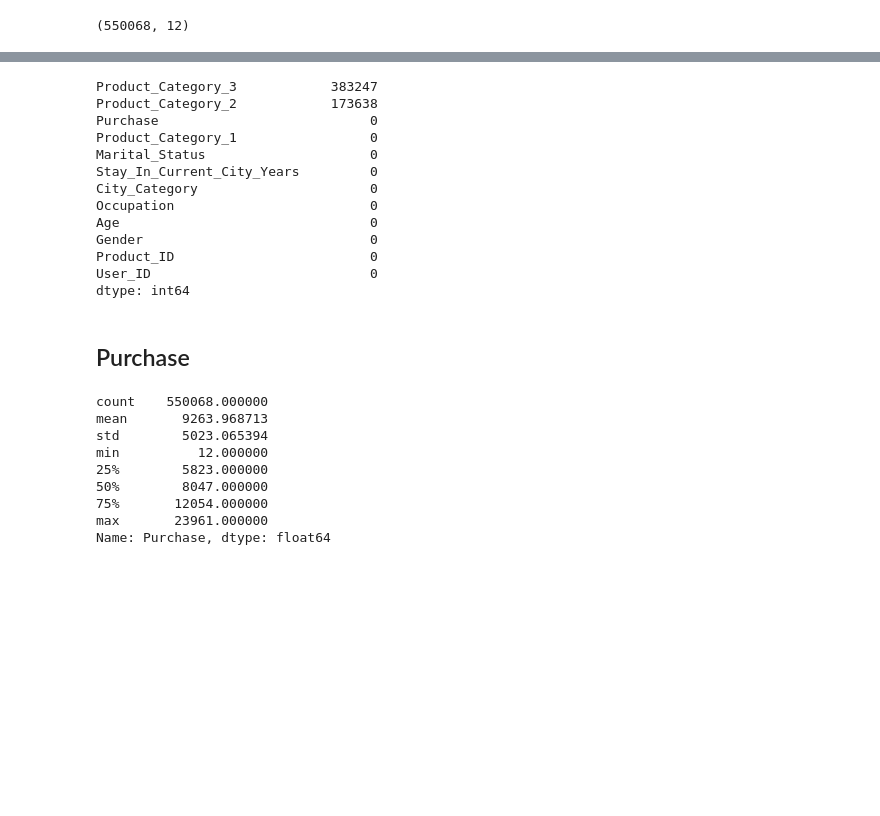
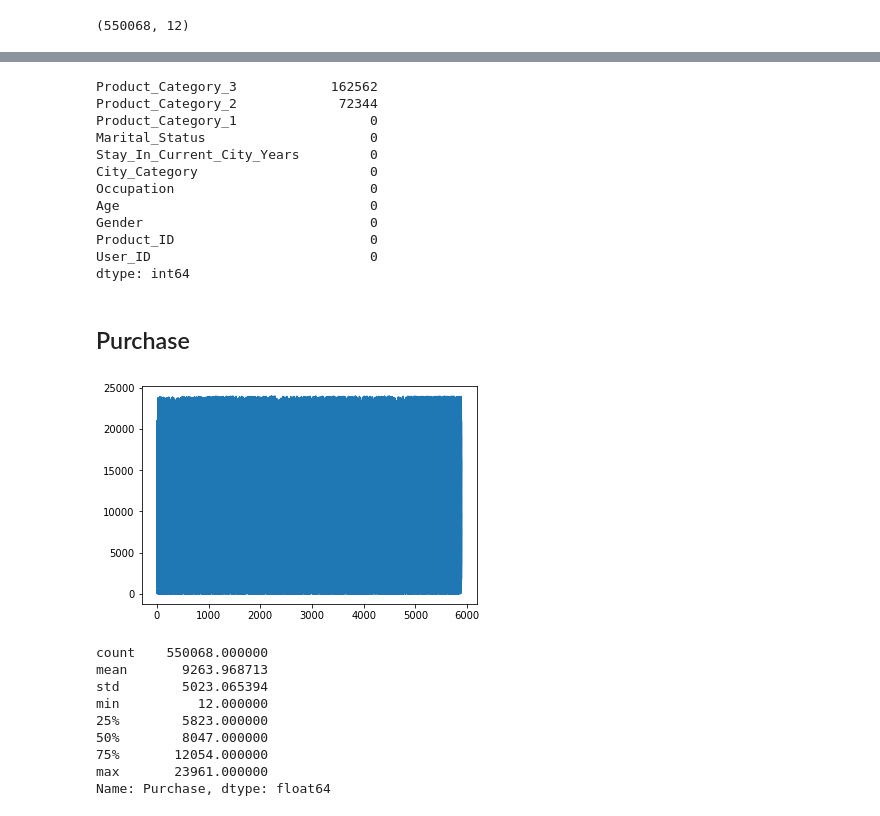
Before and after one commit to leomcp/AVML, a Jupyter notebook: Black_Friday.ipynb, the cells around one changed output, grey strips where cells are left out. Saved outputs shown, nothing was run; the diff lists cells and outputs as text; code cells hidden in the pictures; blank space fills up the shorter version.

```diff
--- a/Black_Friday.ipynb
+++ b/Black_Friday.ipynb
@@ -81,9 +141,9 @@ df_train.shape
 # %%
-df_train.isnull().sum().sort_values(ascending = False)
+# checking null values
+df_test.isnull().sum().sort_values(ascending = False)
 # %% [output]
-Product_Category_3            383247
-Product_Category_2            173638
-Purchase                           0
+Product_Category_3            162562
+Product_Category_2             72344
 Product_Category_1                 0
 Marital_Status                     0
 Stay_In_Current_City_Years         0
@@ -97,3 +159,8 @@ dtype: int64
 # %% [markdown]
 ## Purchase
+# %%
+plt.plot(df_train['User_ID'].astype(int), df_train['Purchase'].astype(int))
+plt.show()
+# %% [output]
+[figure, added]
 # %%
```
Also changed, not shown: parts of 33 cells of this notebook, 1 other file.
